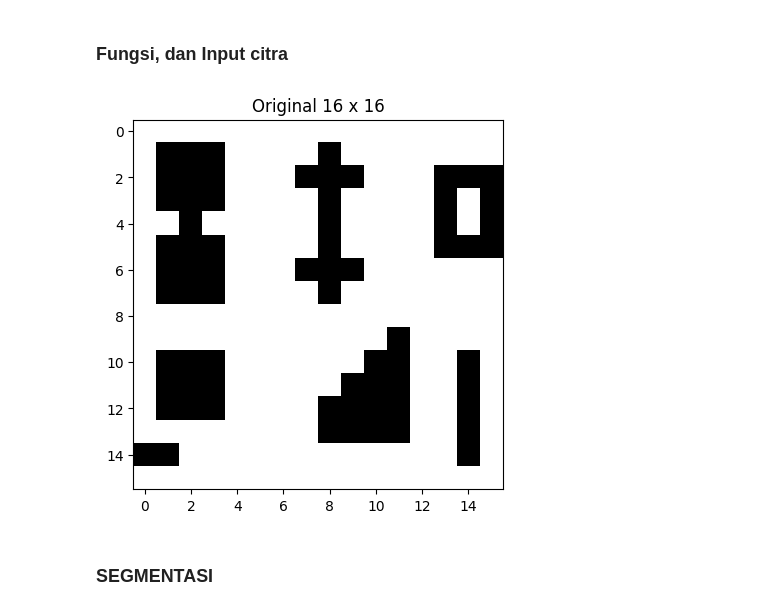
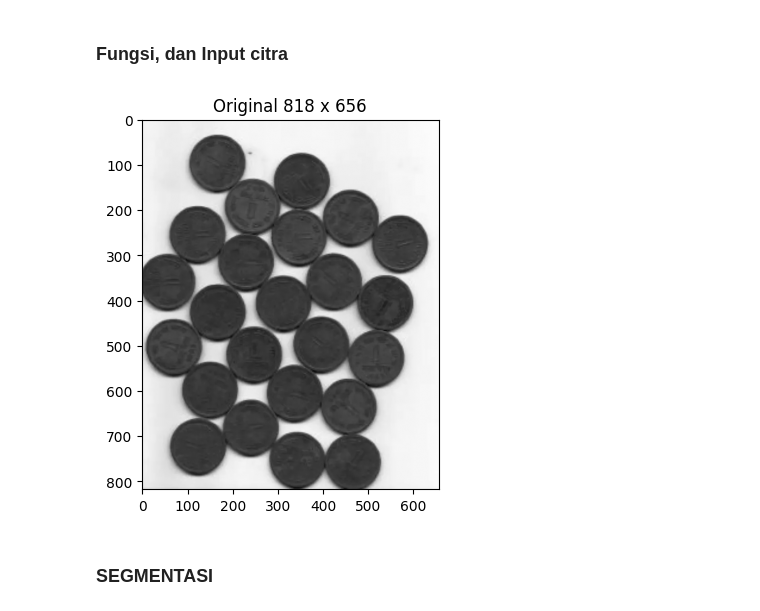
Before and after one commit to sapto-nugroho/PCD, a Jupyter notebook: PCD_Assignment03/PCD_Assignment03.ipynb, the cells around one changed output. Cells and saved outputs as stored; diff of their text form; code cells hidden in the pictures.

```diff
--- a/PCD_Assignment03/PCD_Assignment03.ipynb
+++ b/PCD_Assignment03/PCD_Assignment03.ipynb
@@ -72,32 +72,27 @@ def inversi(input):
 # %%
 img_path = {
     "woman": '/content/PCD/PCD_Assignment03/images/woman01.jpg',
     "doc": '/content/PCD/PCD_Assignment03/images/script.png',
     "grid": '/content/PCD/PCD_Assignment03/images/grid.jpg',
     "coins": '/content/PCD/PCD_Assignment03/images/coins.png',
     "structure": '/content/PCD/PCD_Assignment03/images/structure.png',
     "16": '/content/PCD/PCD_Assignment03/images/16x16.jpg',
     "8": '/content/PCD/PCD_Assignment03/images/8x8.jpg',
     "4": '/content/PCD/PCD_Assignment03/images/4x4.jpg'
 }
 
 
-# img = input_img("coins")
-img = input_img("structure")
+img = input_img("coins")
+# img = input_img("structure")
 # print(img)
 show_img(img)
-# show_hist(img)
-
-# img = cv2.bitwise_not(img) #invers
-# print(img)
-# show_img(img)
 # show_hist(img)
 
 # img = inversi(img)
 # # print(img)
 # show_img(img)
 # %% [output]
-[figure, old version]
+[figure, new version]
 # %% [markdown]
 ### **SEGMENTASI**
 # %% [markdown]
```
Also changed, not shown: parts of 3 cells of this notebook.
